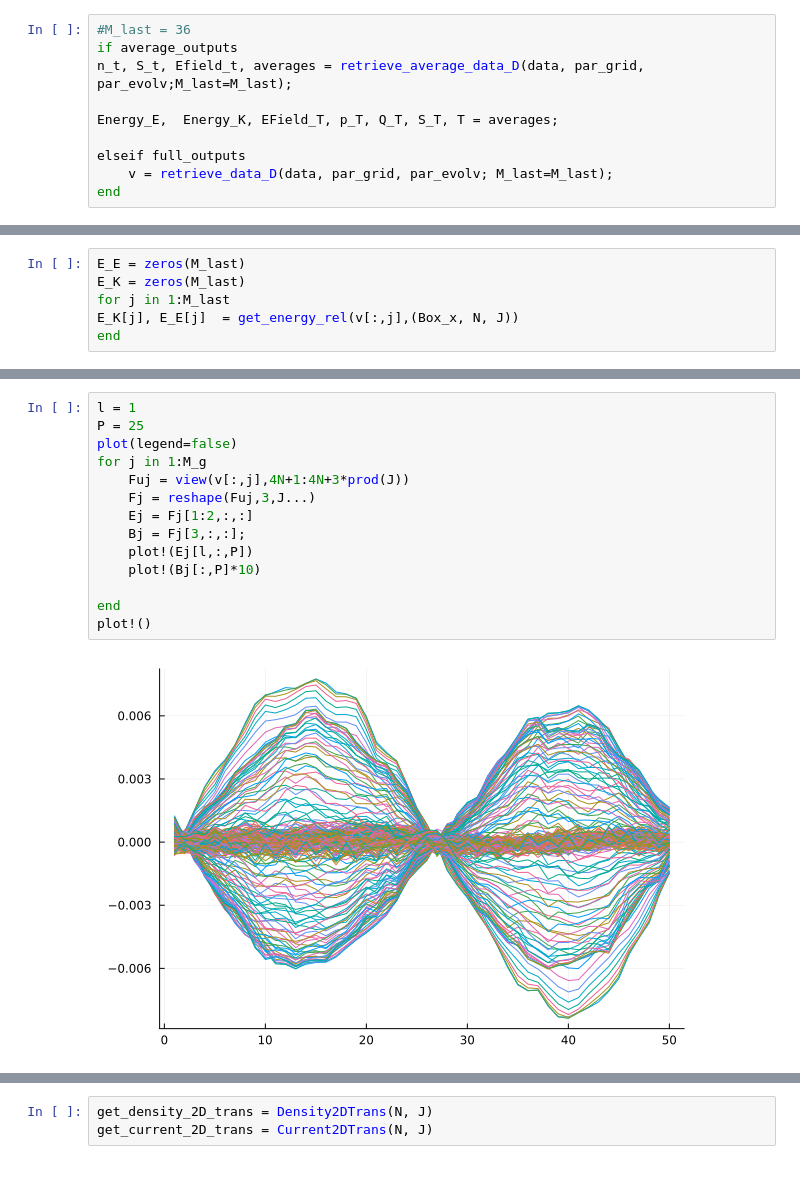
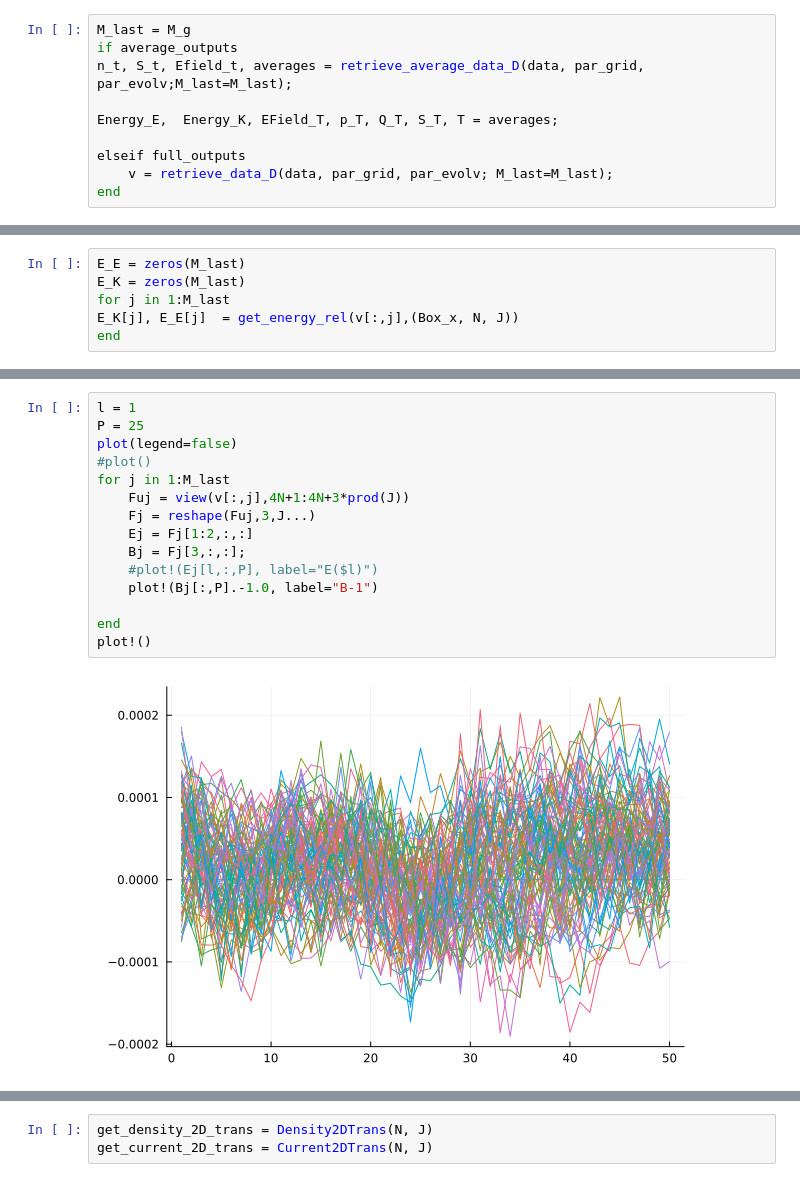
Before and after one commit to reula/PIC-1D, a Jupyter notebook: post_pro_rel_2D.ipynb, the cells around one changed output, grey strips where cells are left out. Drawn from its saved outputs; the diff is of its cells as text.

````diff
--- a/post_pro_rel_2D.ipynb
+++ b/post_pro_rel_2D.ipynb
@@ -114,7 +114,7 @@ n_t, S_t, Efield_t, averages = retrieve_average_data_D(data, par_grid, par_evolv
 Energy_E,  Energy_K, EField_T, p_T, Q_T, S_T, T = averages;
 ```
 # %%
-#M_last = 36
+M_last = M_g
 if average_outputs
 n_t, S_t, Efield_t, averages = retrieve_average_data_D(data, par_grid, par_evolv;M_last=M_last);
 
@@ -174,16 +176,17 @@ plot!(100*(E_E + E_K .- (E_E[1]+E_K[1])), label="E_T")
 # %%
 l = 1
 P = 25
 plot(legend=false)
-for j in 1:M_g
+#plot()
+for j in 1:M_last
     Fuj = view(v[:,j],4N+1:4N+3*prod(J))
     Fj = reshape(Fuj,3,J...)
     Ej = Fj[1:2,:,:]
     Bj = Fj[3,:,:];
-    plot!(Ej[l,:,P])
-    plot!(Bj[:,P]*10)
+    #plot!(Ej[l,:,P], label="E($l)")
+    plot!(Bj[:,P].-1.0, label="B-1")
 
 end
 plot!()
 # %% [output]
-[figure, old version]
+[figure, new version]
````
Also changed, not shown: parts of 16 cells of this notebook, 1 other file.
